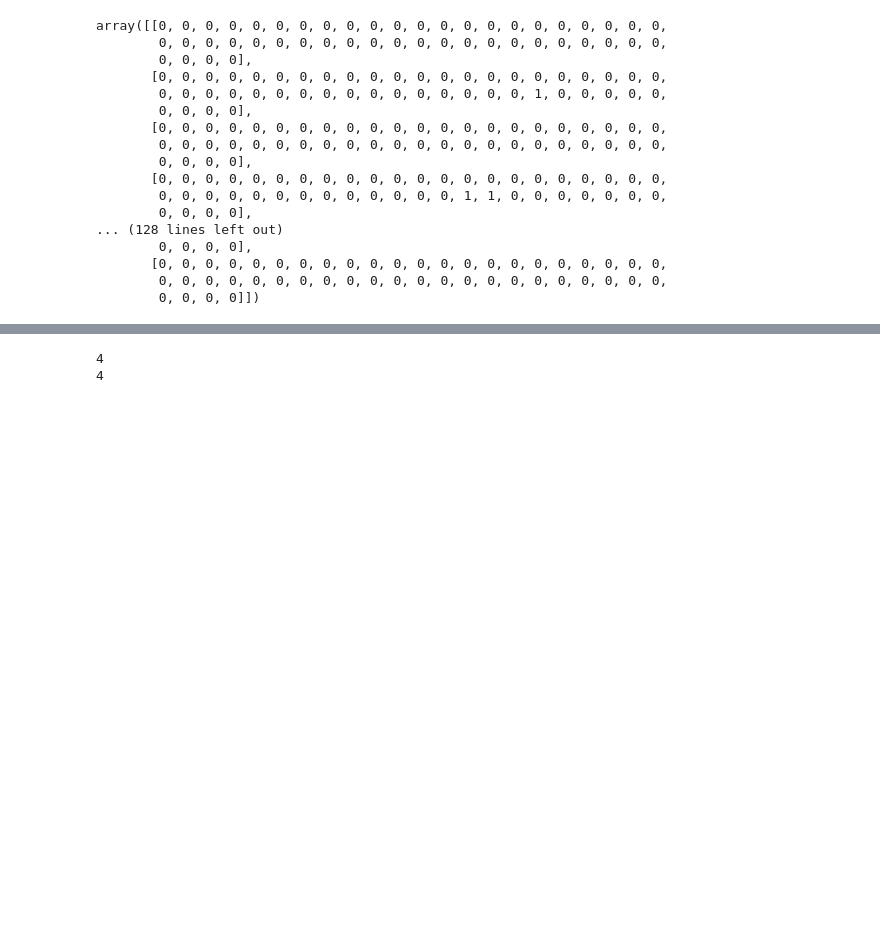
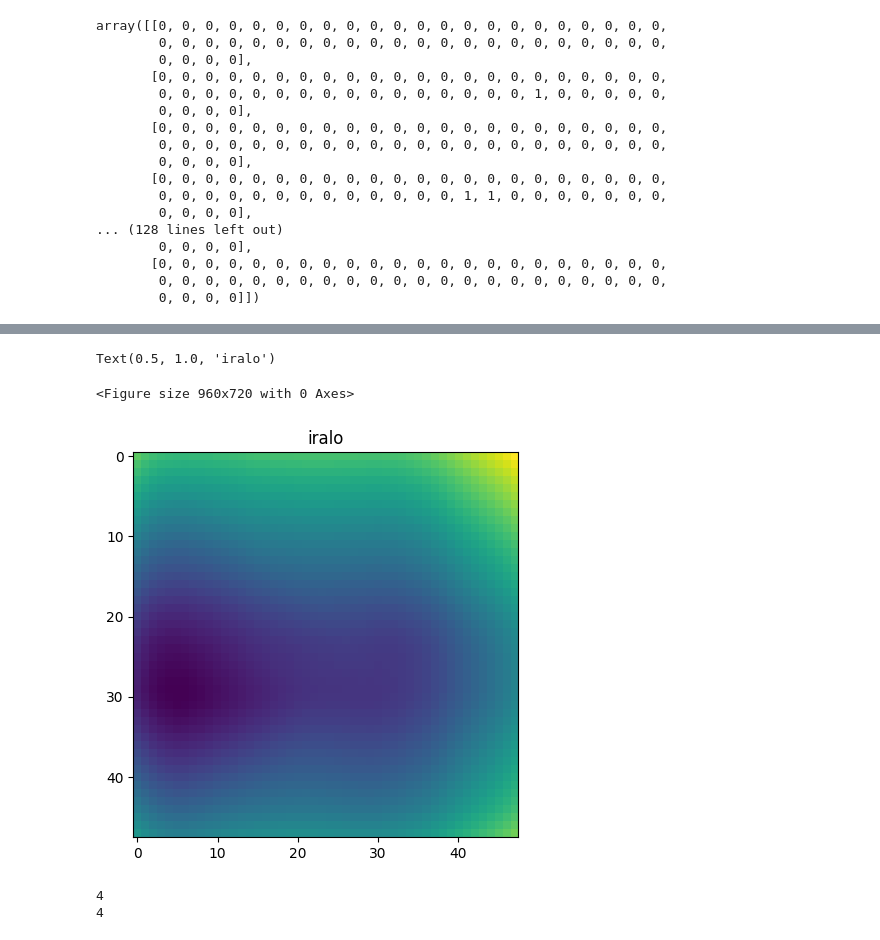
Before and after one commit to aernesto/Lux-Design-S2, a Jupyter notebook: kits/python/Best_Position_Finder.ipynb, the cells around one changed output, grey strips where cells are left out. Cells and saved outputs as stored; diff of their text form; code cells hidden in the pictures; blank space fills up the shorter version.

```diff
--- a/kits/python/Best_Position_Finder.ipynb
+++ b/kits/python/Best_Position_Finder.ipynb
@@ -187,9 +202,19 @@ weigthed_ice_dist = np.sum(np.array(ice_distances) * ICE_WEIGHTS[:, np.newaxis,
 ORE_WEIGHTS = np.array(Weights)
 weigthed_ore_dist = np.sum(np.array(ore_distances) * ORE_WEIGHTS[:, np.newaxis, np.newaxis], axis=0)
 
-ICE_PREFERENCE = 6 # if you want to make ore more important, change to 0.3 for example
+ICE_PREFERENCE = 3 # if you want to make ore more important, change to 0.3 for example
 
 combined_resource_score = (weigthed_ice_dist * ICE_PREFERENCE + weigthed_ore_dist)
+# %%
+plt.figure(dpi=150)
+fig, (ax1) = plt.subplots(1, 1, figsize=(13, 5))
+
+im1 = ax1.imshow(combined_resource_score)
+ax1.set_title('iralo')
+# %% [output]
+Text(0.5, 1.0, 'iralo')
+<Figure size 960x720 with 0 Axes>
+[figure, added]
 # %%
 size = len(Weights)
 res_weigthed_ice_dist = []
```
Also changed, not shown: parts of 8 cells of this notebook, 1 other file.
